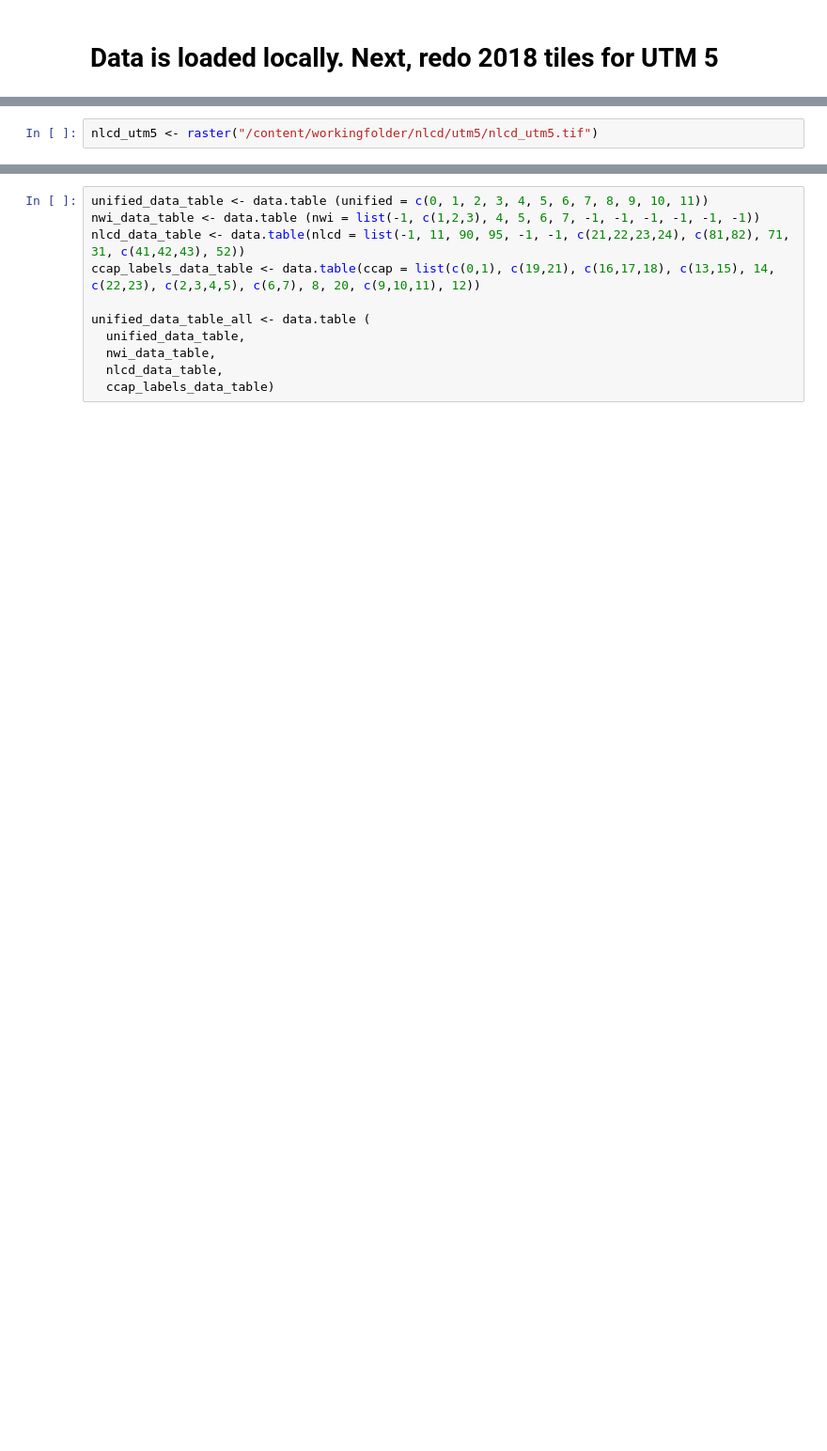
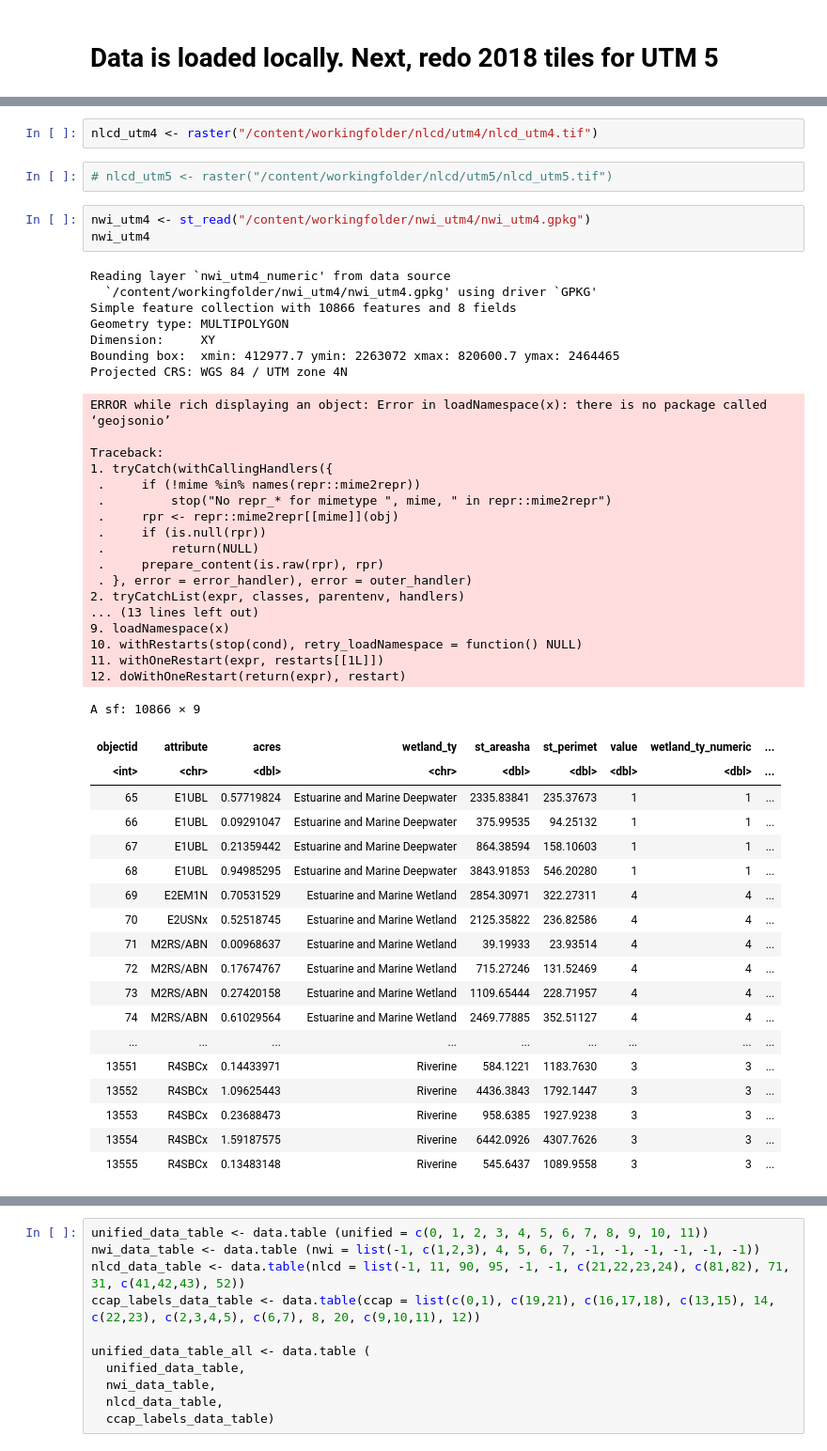
Before and after one commit to MadmanMarble/Planet_U-NET, a Jupyter notebook: Planet_image_stacking_032024.ipynb, the cells around one changed output, grey strips where cells are left out. Shown at 94% size. Cells and saved outputs as stored; diff of their text form; blank space fills up the shorter version.

```diff
--- a/Planet_image_stacking_032024.ipynb
+++ b/Planet_image_stacking_032024.ipynb
@@ -537,2 +684,51 @@ A sf: 4 × 5
+# %%
+nlcd_utm4 <- raster("/content/workingfolder/nlcd/utm4/nlcd_utm4.tif")
 # %%
-nlcd_utm5 <- raster("/content/workingfolder/nlcd/utm5/nlcd_utm5.tif")
+# nlcd_utm5 <- raster("/content/workingfolder/nlcd/utm5/nlcd_utm5.tif")
+# %%
+nwi_utm4 <- st_read("/content/workingfolder/nwi_utm4/nwi_utm4.gpkg")
+nwi_utm4
+# %% [output]
+Reading layer `nwi_utm4_numeric' from data source
+  `/content/workingfolder/nwi_utm4/nwi_utm4.gpkg' using driver `GPKG'
+Simple feature collection with 10866 features and 8 fields
+Geometry type: MULTIPOLYGON
+Dimension:     XY
+Bounding box:  xmin: 412977.7 ymin: 2263072 xmax: 820600.7 ymax: 2464465
+Projected CRS: WGS 84 / UTM zone 4N
+ERROR while rich displaying an object: Error in loadNamespace(x): there is no package called ‘geojsonio’
+
+Traceback:
+1. tryCatch(withCallingHandlers({
+ .     if (!mime %in% names(repr::mime2repr))
+ .         stop("No repr_* for mimetype ", mime, " in repr::mime2repr")
+ .     rpr <- repr::mime2repr[[mime]](obj)
+ .     if (is.null(rpr))
+ .         return(NULL)
+ .     prepare_content(is.raw(rpr), rpr)
+ . }, error = error_handler), error = outer_handler)
+2. tryCatchList(expr, classes, parentenv, handlers)
+... (13 lines left out)
+9. loadNamespace(x)
+10. withRestarts(stop(cond), retry_loadNamespace = function() NULL)
+11. withOneRestart(expr, restarts[[1L]])
+12. doWithOneRestart(return(expr), restart)
+A sf: 10866 × 9
+| objectid | attribute | acres | wetland_ty | st_areasha | st_perimet | value | wetland_ty_numeric | ... |
+| <int> | <chr> | <dbl> | <chr> | <dbl> | <dbl> | <dbl> | <dbl> | ... |
+| 65 | E1UBL | 0.57719824 | Estuarine and Marine Deepwater | 2335.83841 | 235.37673 | 1 | 1 | ... |
+| 66 | E1UBL | 0.09291047 | Estuarine and Marine Deepwater | 375.99535 | 94.25132 | 1 | 1 | ... |
+| 67 | E1UBL | 0.21359442 | Estuarine and Marine Deepwater | 864.38594 | 158.10603 | 1 | 1 | ... |
+| 68 | E1UBL | 0.94985295 | Estuarine and Marine Deepwater | 3843.91853 | 546.20280 | 1 | 1 | ... |
+| 69 | E2EM1N | 0.70531529 | Estuarine and Marine Wetland | 2854.30971 | 322.27311 | 4 | 4 | ... |
+| 70 | E2USNx | 0.52518745 | Estuarine and Marine Wetland | 2125.35822 | 236.82586 | 4 | 4 | ... |
+| 71 | M2RS/ABN | 0.00968637 | Estuarine and Marine Wetland | 39.19933 | 23.93514 | 4 | 4 | ... |
+| 72 | M2RS/ABN | 0.17674767 | Estuarine and Marine Wetland | 715.27246 | 131.52469 | 4 | 4 | ... |
+| 73 | M2RS/ABN | 0.27420158 | Estuarine and Marine Wetland | 1109.65444 | 228.71957 | 4 | 4 | ... |
+| 74 | M2RS/ABN | 0.61029564 | Estuarine and Marine Wetland | 2469.77885 | 352.51127 | 4 | 4 | ... |
+| ... | ... | ... | ... | ... | ... | ... | ... | ... |
+| 13551 | R4SBCx | 0.14433971 | Riverine | 584.1221 | 1183.7630 | 3 | 3 | ... |
+| 13552 | R4SBCx | 1.09625443 | Riverine | 4436.3843 | 1792.1447 | 3 | 3 | ... |
+| 13553 | R4SBCx | 0.23688473 | Riverine | 958.6385 | 1927.9238 | 3 | 3 | ... |
+| 13554 | R4SBCx | 1.59187575 | Riverine | 6442.0926 | 4307.7626 | 3 | 3 | ... |
+| 13555 | R4SBCx | 0.13483148 | Riverine | 545.6437 | 1089.9558 | 3 | 3 | ... |
```
Also changed, not shown: parts of 37 cells of this notebook.
